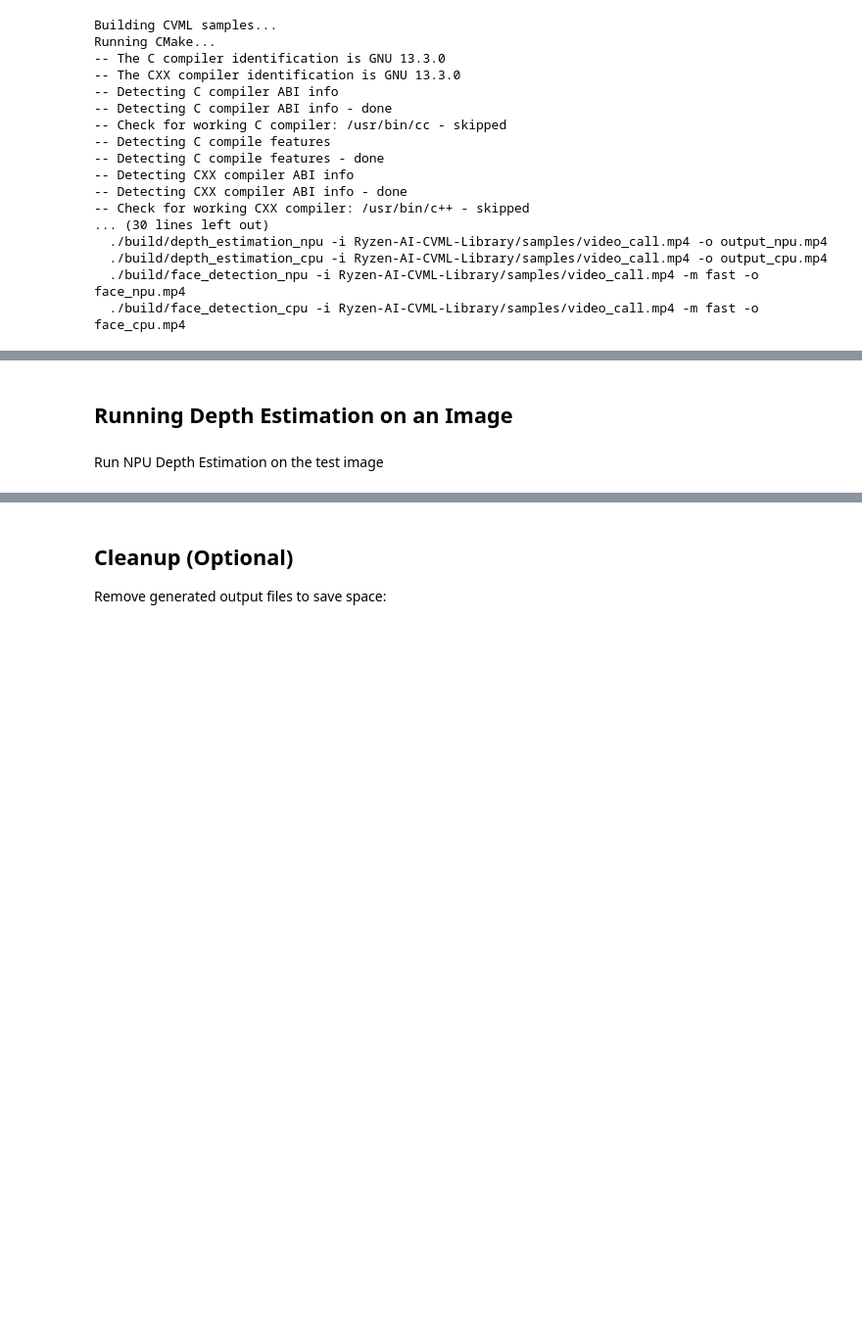
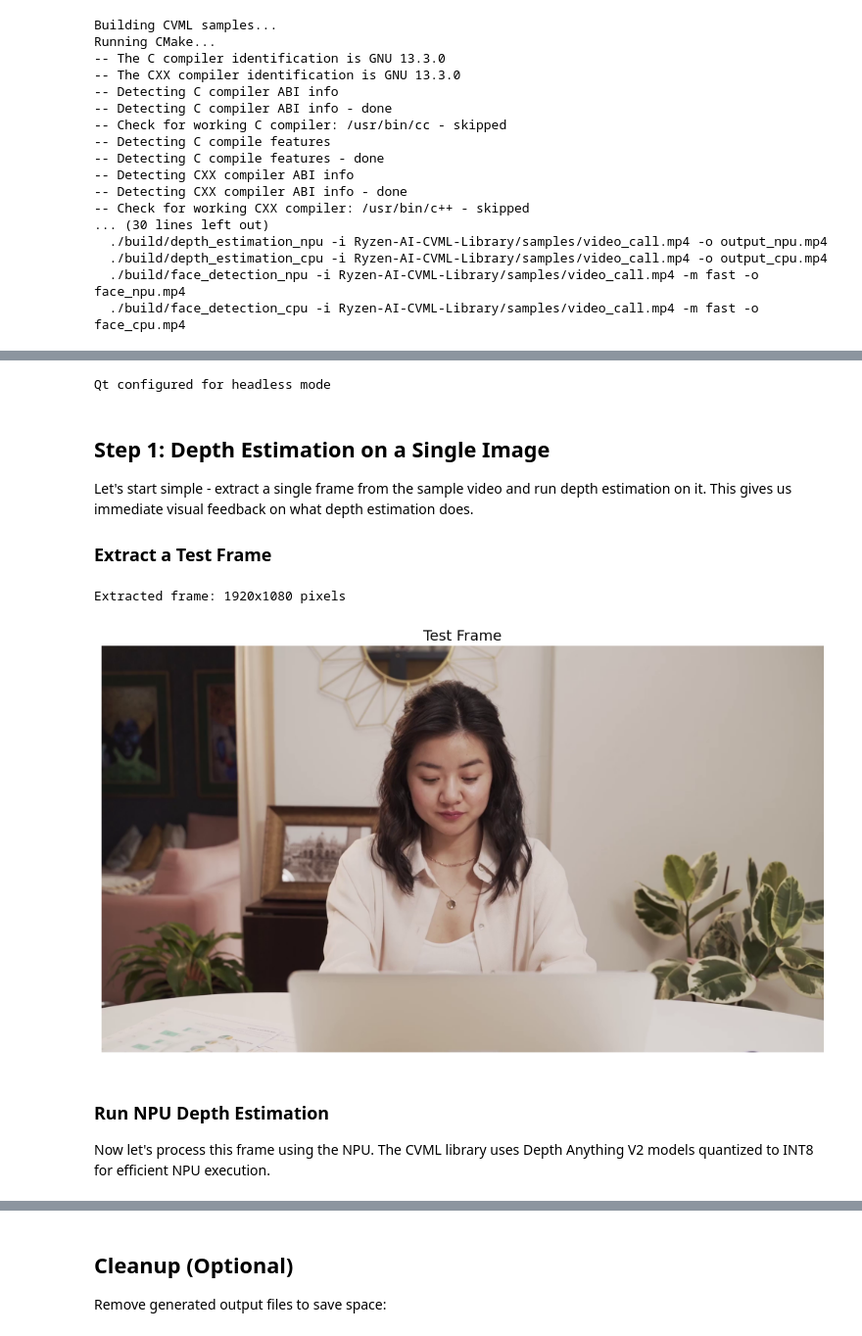
Before and after one commit to skalade/Ryzers, a Jupyter notebook: megadockers/npu/notebooks/2_ryzenai_cvml_library.ipynb, the cells around one changed output, grey strips where cells are left out. Shown at 98% size. Saved outputs shown, nothing was run; the diff lists cells and outputs as text; code cells hidden in the pictures; blank space fills up the shorter version.

```diff
--- a/megadockers/npu/notebooks/2_ryzenai_cvml_library.ipynb
+++ b/megadockers/npu/notebooks/2_ryzenai_cvml_library.ipynb
@@ -51,17 +57,42 @@ Running CMake...
+# %%
+import os
+os.environ['QT_QPA_PLATFORM'] = 'offscreen'
+print("Qt configured for headless mode")
+# %% [output]
+Qt configured for headless mode
 # %% [markdown]
-## Running Depth Estimation on an Image
+## Step 1: Depth Estimation on a Single Image
+
+Let's start simple - extract a single frame from the sample video and run depth estimation on it. This gives us immediate visual feedback on what depth estimation does.
+
+### Extract a Test Frame
 # %%
 import cv2
 import matplotlib.pyplot as plt
-from IPython.display import Image, display
+import numpy as np
 
 # Extract first frame from video
 video_path = 'Ryzen-AI-CVML-Library/samples/video_call.mp4'
 cap = cv2.VideoCapture(video_path)
 ret, frame = cap.read()
 cap.release()
-cv2.imwrite('test_frame.jpg', frame);
+
+cv2.imwrite('test_frame.jpg', frame)
+print(f"Extracted frame: {frame.shape[1]}x{frame.shape[0]} pixels")
+
+# Display it
+plt.figure(figsize=(10, 6))
+plt.imshow(cv2.cvtColor(frame, cv2.COLOR_BGR2RGB))
+plt.axis('off')
+plt.title('Test Frame', fontsize=14)
+plt.tight_layout()
+plt.show()
+# %% [output]
+Extracted frame: 1920x1080 pixels
+[figure, added]
 # %% [markdown]
-Run NPU Depth Estimation on the test image
+### Run NPU Depth Estimation
+
+Now let's process this frame using the NPU. The CVML library uses Depth Anything V2 models quantized to INT8 for efficient NPU execution.
 # %%
 !./build/depth_estimation_npu -i test_frame.jpg -o depth_npu.jpg
```
Also changed, not shown: parts of 32 cells of this notebook.
